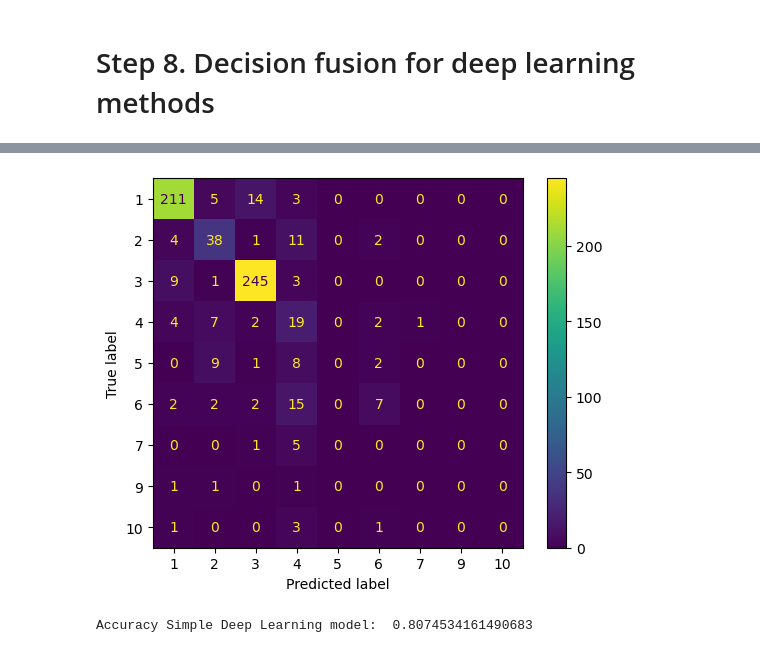
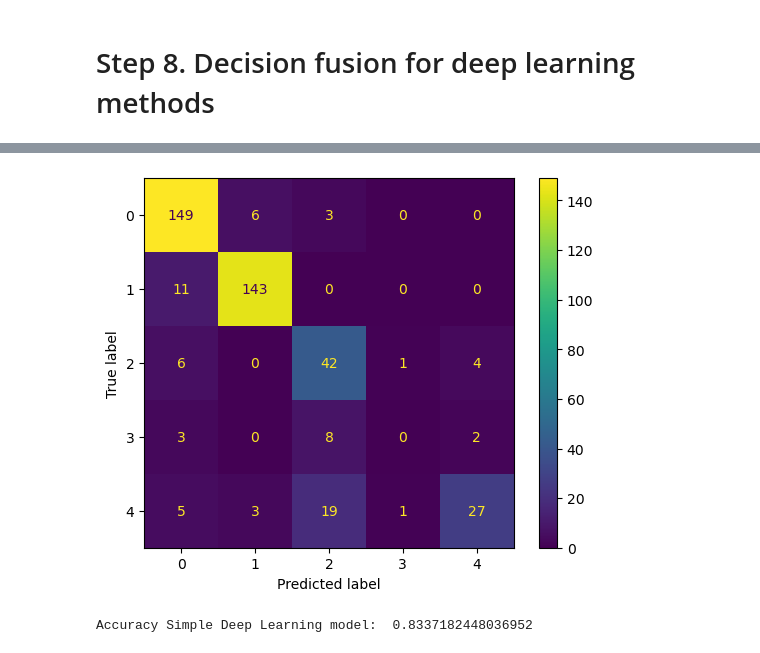
Before and after one commit to SiruiWang0731/Tree-species-classification, a Jupyter notebook: tree_classification_NN_indices.ipynb, the cells around one changed output, grey strips where cells are left out. Drawn from its saved outputs; the diff is of its cells as text; code cells hidden in the pictures.

```diff
--- a/tree_classification_NN_indices.ipynb
+++ b/tree_classification_NN_indices.ipynb
@@ -91,7 +91,7 @@ print (np.array(val_merge).shape)
 # %%
-kernel=9
-bands=60
-output_size = 10
+kernel=24
+bands=45
+output_size = 5
 number_samples = train_merge.shape[0]
 data_train = train_merge[:,:,0]
 
@@ -584,7 +582,7 @@ _________________________________________________________________
 # %%
 
 fine_tune_epochs = 30
-initial_epochs = 10
+initial_epochs = 5
 total_epochs =  initial_epochs + fine_tune_epochs
 
 history_fine = CNNs_model.fit(X_train_nn,Y_train,
@@ -669,6 +667,6 @@ model_rn.compile(
     loss='sparse_categorical_crossentropy',
     metrics=['accuracy'])
 # %%
-history3=model_rn.fit(X_train_nn, Y_train, epochs=100,callbacks=[SelectiveProgbarLogger(verbose = 1,epoch_interval=20)],  verbose=0,validation_data=(X_val_nn, Y_val))
+history3=model_rn.fit(X_train_nn, Y_train, epochs=80,callbacks=[SelectiveProgbarLogger(verbose = 1,epoch_interval=20)],  verbose=0,validation_data=(X_val_nn, Y_val))
 # %% [output]
 Epoch 1/100
@@ -831,7 +829,7 @@ Recurrent Neural Networks (RNNs): RNNs can be used to analyze sequential data su
 batch_size = 64
 # Each MNIST image batch is a tensor of shape (batch_size, 28, 28).
 # Each input sequence will be of size (28, 28) (height is treated like time).
-input_dim = 60
+input_dim = bands
 
 units = 64
 
@@ -1054,13 +1051,13 @@ y_pred_rnn_p_2 = RNNs_model.predict(X_val_nn)
 # %%
 
-#fusion"""
-fusion_softmax = y_pred_dl_p_2 + y_pred_cnn_p_2 + y_pred_rn_p_2 + y_pred_rnn_p_2
+#fusion"""y_pred_dl_p_2 +
+fusion_softmax =  y_pred_cnn_p_2 + y_pred_rn_p_2 + y_pred_rnn_p_2
 fusion_label = np.argmax(fusion_softmax,axis=1).astype(np.int16)
 ConfusionMatrixDisplay.from_predictions(Y_val, fusion_label)
 plt.show()
 
 acc_dl = accuracy_score(Y_val, fusion_label)
 print("Accuracy Simple Deep Learning model: ", acc_dl)
 # %% [output]
-[figure, old version]
+[figure, new version]
-Accuracy Simple Deep Learning model:  0.8074534161490683
+Accuracy Simple Deep Learning model:  0.8337182448036952
```
Also changed, not shown: parts of 42 cells of this notebook.
